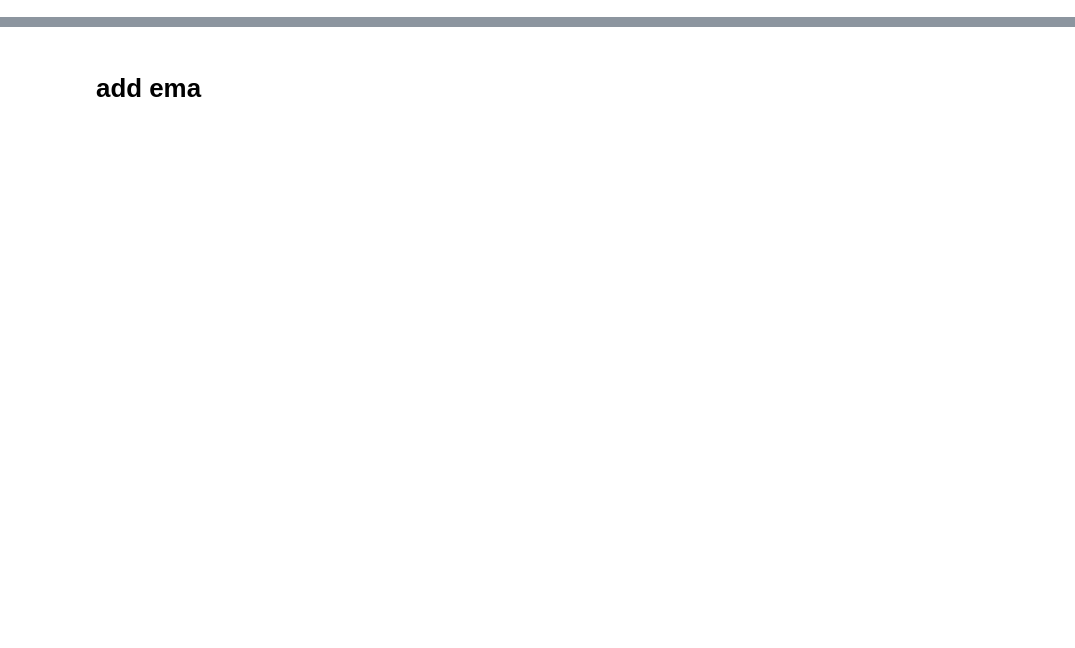
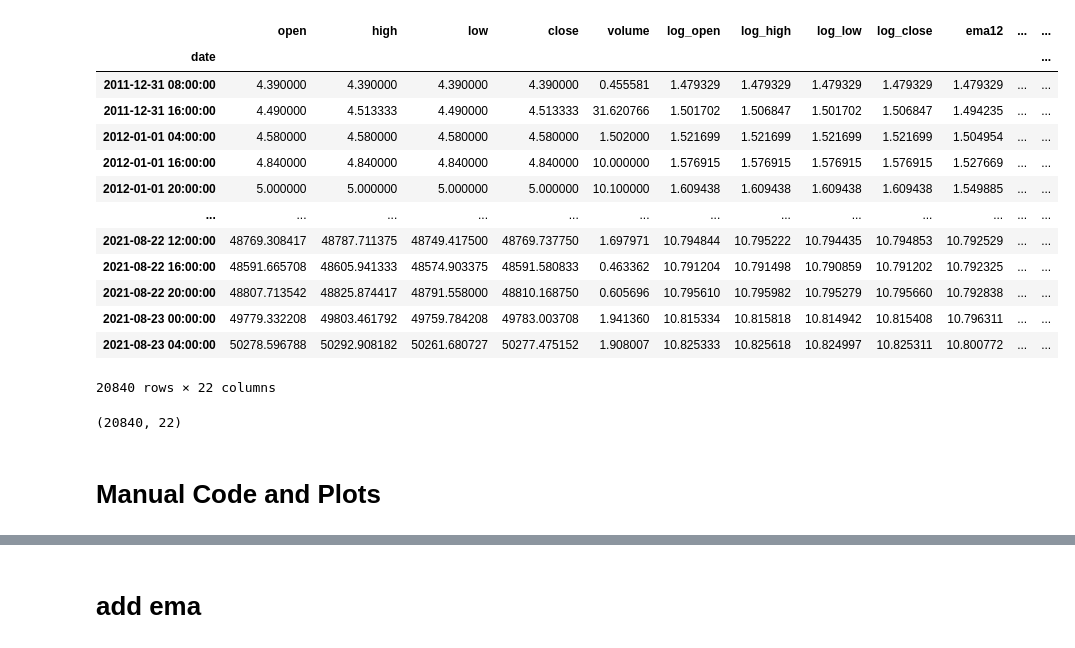
Before and after one commit to timjab92/cryptotrading-indicator, a Jupyter notebook: notebooks/DataExploration.ipynb, the cells around one changed output, grey strips where cells are left out. Cells and saved outputs as stored; diff of their text form; code cells hidden in the pictures; blank space fills up the shorter version.

```diff
--- a/notebooks/DataExploration.ipynb
+++ b/notebooks/DataExploration.ipynb
@@ -8,2 +61,50 @@ import matplotlib.pyplot as plt
+# %%
+def add_stoch_rsi(data, d_window=3, k_window=3, window=14):
+    data['rsi'] = computeRSI(data['log_close'], window)
+    data['K'], data['D'] = stoch_rsi(data['rsi'], d_window, k_window, window)
+    return data
+# %%
+def get_bollinger_bands(prices, rate=20):
+    sma = prices.rolling(rate).mean() # <-- Get SMA for 20 days
+    std = prices.rolling(rate).std() # <-- Get rolling standard deviation for 20 days
+    bollinger_up = sma + std * 2 # Calculate top band
+    bollinger_down = sma - std * 2 # Calculate bottom band
+    return sma, bollinger_up, bollinger_down
+# %%
+def add_bollinger(data, prices, rate=20):
+    data['sma'], data['bollinger_up'], data['bollinger_down'] = get_bollinger_bands(prices)
+    return data
+# %%
+def add_vol_roc(data):
+    data['vol_roc'] = data.volume.pct_change()
+    return data
+# %%
+#Pipeline
+data = get_csv_data()
+add_ema(data)
+add_stoch_rsi(data)
+add_bollinger(data,data.log_close)
+add_vol_roc(data)
+# %% [output]
+|  | open | high | low | close | volume | log_open | log_high | log_low | log_close | ema12 | ... | ... |
+| date |  |  |  |  |  |  |  |  |  |  |  | ... |
+| 2011-12-31 08:00:00 | 4.390000 | 4.390000 | 4.390000 | 4.390000 | 0.455581 | 1.479329 | 1.479329 | 1.479329 | 1.479329 | 1.479329 | ... | ... |
+| 2011-12-31 16:00:00 | 4.490000 | 4.513333 | 4.490000 | 4.513333 | 31.620766 | 1.501702 | 1.506847 | 1.501702 | 1.506847 | 1.494235 | ... | ... |
+| 2012-01-01 04:00:00 | 4.580000 | 4.580000 | 4.580000 | 4.580000 | 1.502000 | 1.521699 | 1.521699 | 1.521699 | 1.521699 | 1.504954 | ... | ... |
+| 2012-01-01 16:00:00 | 4.840000 | 4.840000 | 4.840000 | 4.840000 | 10.000000 | 1.576915 | 1.576915 | 1.576915 | 1.576915 | 1.527669 | ... | ... |
+| 2012-01-01 20:00:00 | 5.000000 | 5.000000 | 5.000000 | 5.000000 | 10.100000 | 1.609438 | 1.609438 | 1.609438 | 1.609438 | 1.549885 | ... | ... |
+| ... | ... | ... | ... | ... | ... | ... | ... | ... | ... | ... | ... | ... |
+| 2021-08-22 12:00:00 | 48769.308417 | 48787.711375 | 48749.417500 | 48769.737750 | 1.697971 | 10.794844 | 10.795222 | 10.794435 | 10.794853 | 10.792529 | ... | ... |
+| 2021-08-22 16:00:00 | 48591.665708 | 48605.941333 | 48574.903375 | 48591.580833 | 0.463362 | 10.791204 | 10.791498 | 10.790859 | 10.791202 | 10.792325 | ... | ... |
+| 2021-08-22 20:00:00 | 48807.713542 | 48825.874417 | 48791.558000 | 48810.168750 | 0.605696 | 10.795610 | 10.795982 | 10.795279 | 10.795660 | 10.792838 | ... | ... |
+| 2021-08-23 00:00:00 | 49779.332208 | 49803.461792 | 49759.784208 | 49783.003708 | 1.941360 | 10.815334 | 10.815818 | 10.814942 | 10.815408 | 10.796311 | ... | ... |
+| 2021-08-23 04:00:00 | 50278.596788 | 50292.908182 | 50261.680727 | 50277.475152 | 1.908007 | 10.825333 | 10.825618 | 10.824997 | 10.825311 | 10.800772 | ... | ... |
+20840 rows × 22 columns
+# %%
+data.shape
+# %% [output]
+(20840, 22)
+# %% [markdown]
+# Manual Code and Plots
 # %%
 data = pd.read_csv("../data/BTCUSD_2011-12-31_to_2021-08-23_4hours_Clean.csv")
```
Also changed, not shown: parts of 15 cells of this notebook, 3 other files.
